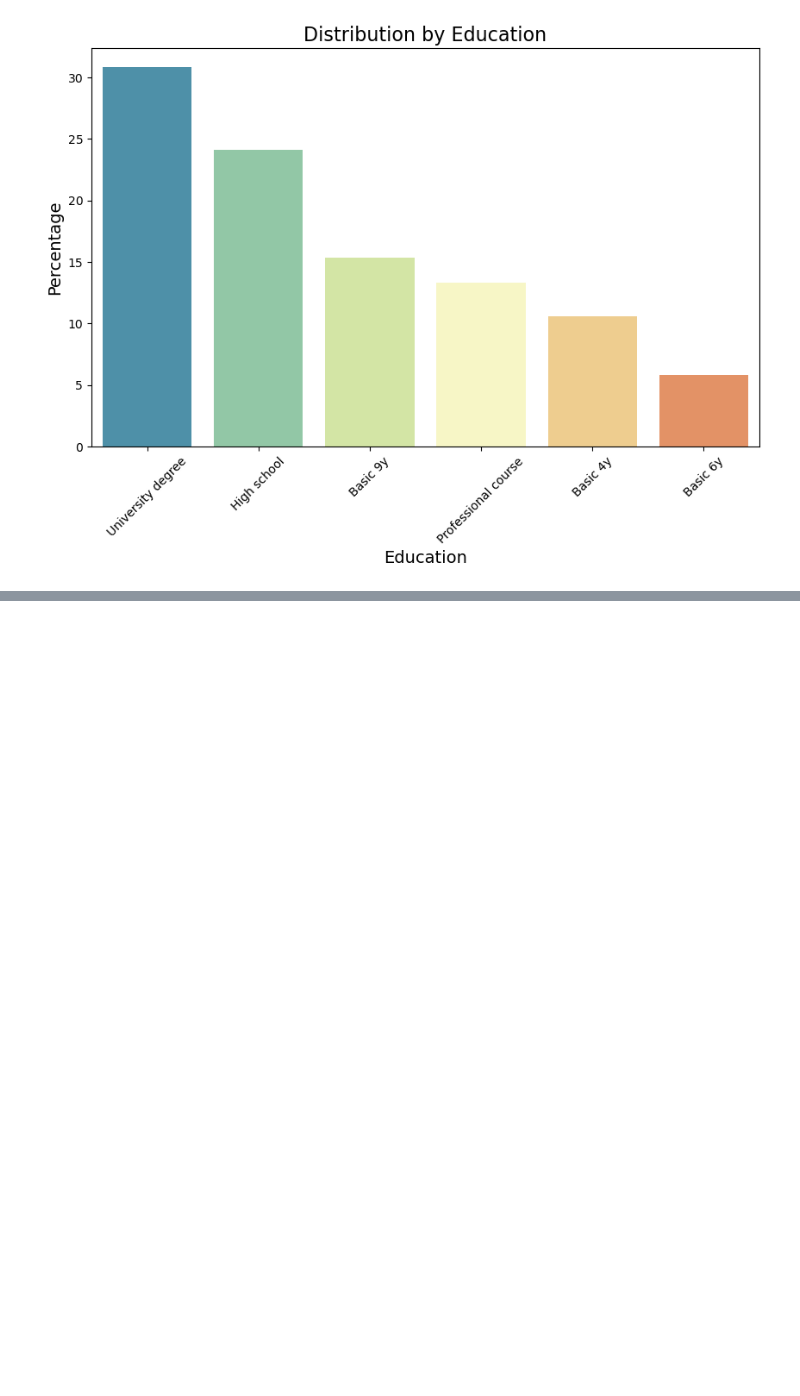
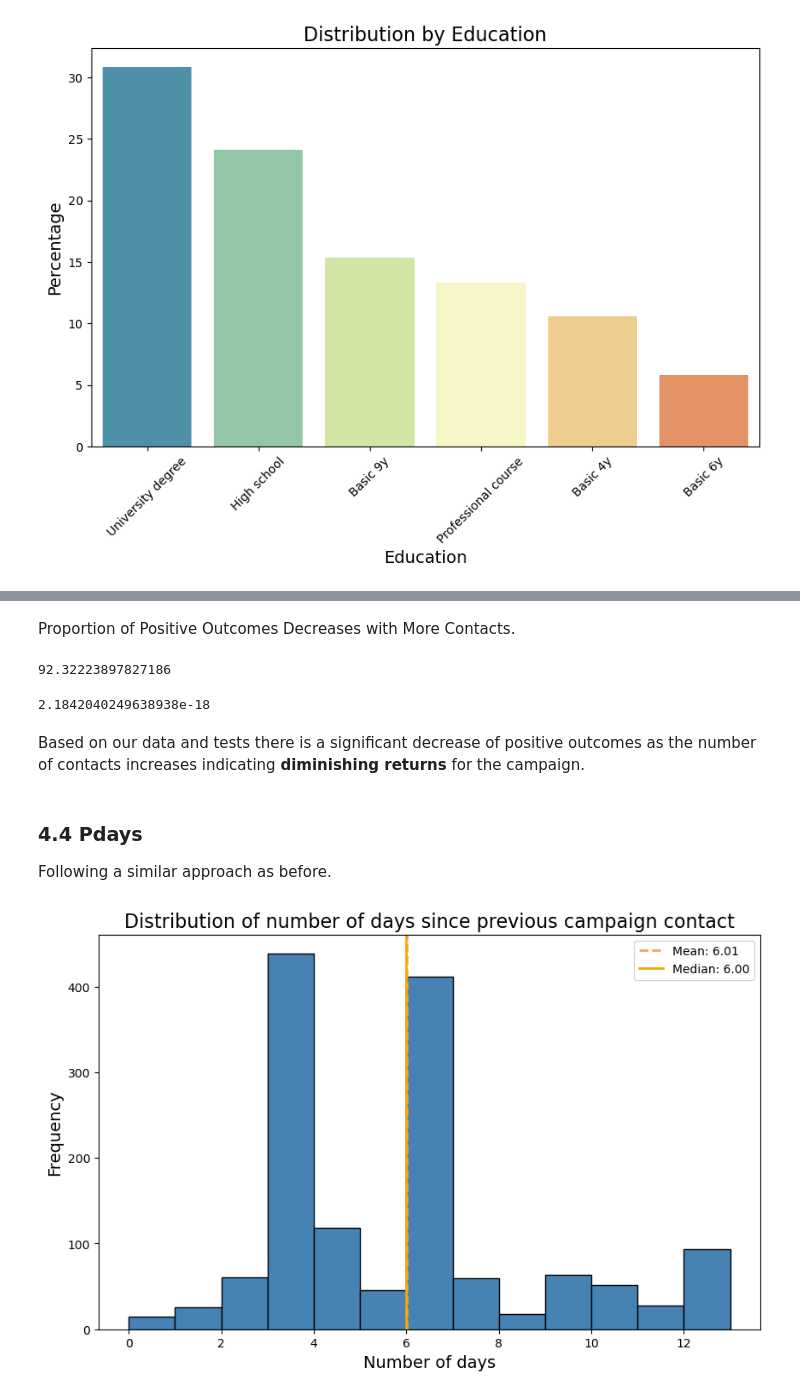
Before and after one commit to sagaitis/BankMarketingDataAnalysis, a Jupyter notebook: BankMarketingAnalysis_PauliusSagaitis.ipynb, the cells around one changed output, grey strips where cells are left out. Saved outputs shown, nothing was run; the diff lists cells and outputs as text; code cells hidden in the pictures; blank space fills up the shorter version.

```diff
--- a/BankMarketingAnalysis_PauliusSagaitis.ipynb
+++ b/BankMarketingAnalysis_PauliusSagaitis.ipynb
@@ -1272,0 +1295,50 @@ plt.show()
+# %% [markdown]
+Proportion of Positive Outcomes Decreases with More Contacts.
+# %%
+counts = grouped_data.groupby(['campaign', 'y']).size().unstack()
+proportions = counts.div(counts.sum(axis=1), axis=0)
+
+contingency_table = pd.crosstab(grouped_data['campaign'], grouped_data['y'])
+
+chi2, p, dof, expected = chi2_contingency(contingency_table)
+chi2
+# %% [output]
+92.32223897827186
+# %%
+p
+# %% [output]
+2.1842040249638938e-18
+# %% [markdown]
+Based on our data and tests there is a significant decrease of positive outcomes as the number of contacts increases indicating <strong>diminishing returns</strong> for the campaign.
+# %% [markdown]
+### 4.4 Pdays
+Following a similar approach as before.
+# %%
+data = bank_df['pdays'].dropna()
+
+Q1 = bank_df['pdays'].quantile(0.25)
+Q3 = bank_df['pdays'].quantile(0.75)
+
+IQR = Q3 - Q1
+
+lower_bound = Q1 - 1.5 * IQR
+upper_bound = Q3 + 1.5 * IQR
+
+filtered_data = bank_df[(bank_df['pdays'] >= lower_bound) & \
+                        (bank_df['pdays'] <= upper_bound)]['pdays'].dropna()
+mean_value = np.mean(data)
+median_value = np.median(data)
+
+plt.figure(figsize=(10, 6))
+sns.histplot(filtered_data, bins=13, kde=False, color='steelblue', alpha=1)
+
+plt.axvline(mean_value, color='sandybrown', linestyle='--', linewidth=2, label=f'Mean: {mean_value:.2f}')
+plt.axvline(median_value, color='orange', linestyle='-', linewidth=2, label=f'Median: {median_value:.2f}')
+
+plt.title('Distribution of number of days since previous campaign contact', fontsize=16)
+plt.xlabel('Number of days', fontsize=14)
+plt.ylabel('Frequency', fontsize=14)
+plt.legend()
+plt.show()
+# %% [output]
+[figure, added]
```
Also changed, not shown: parts of 259 cells of this notebook.
